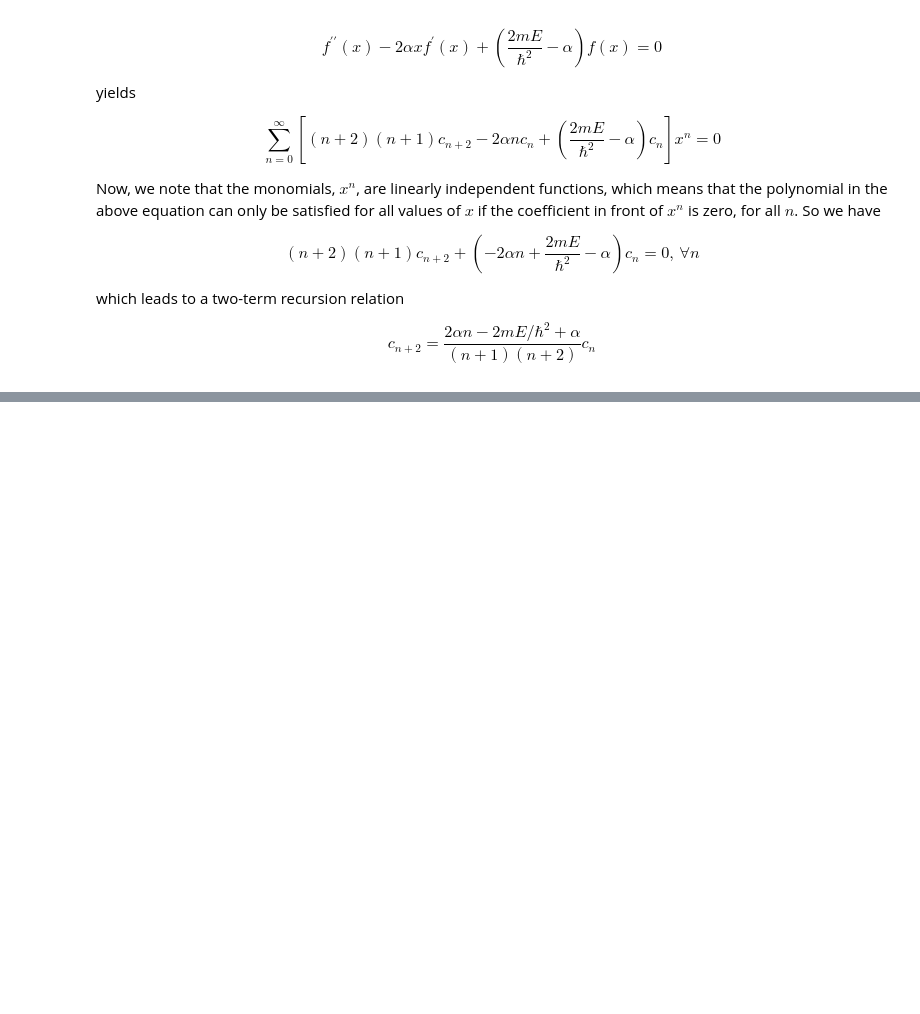
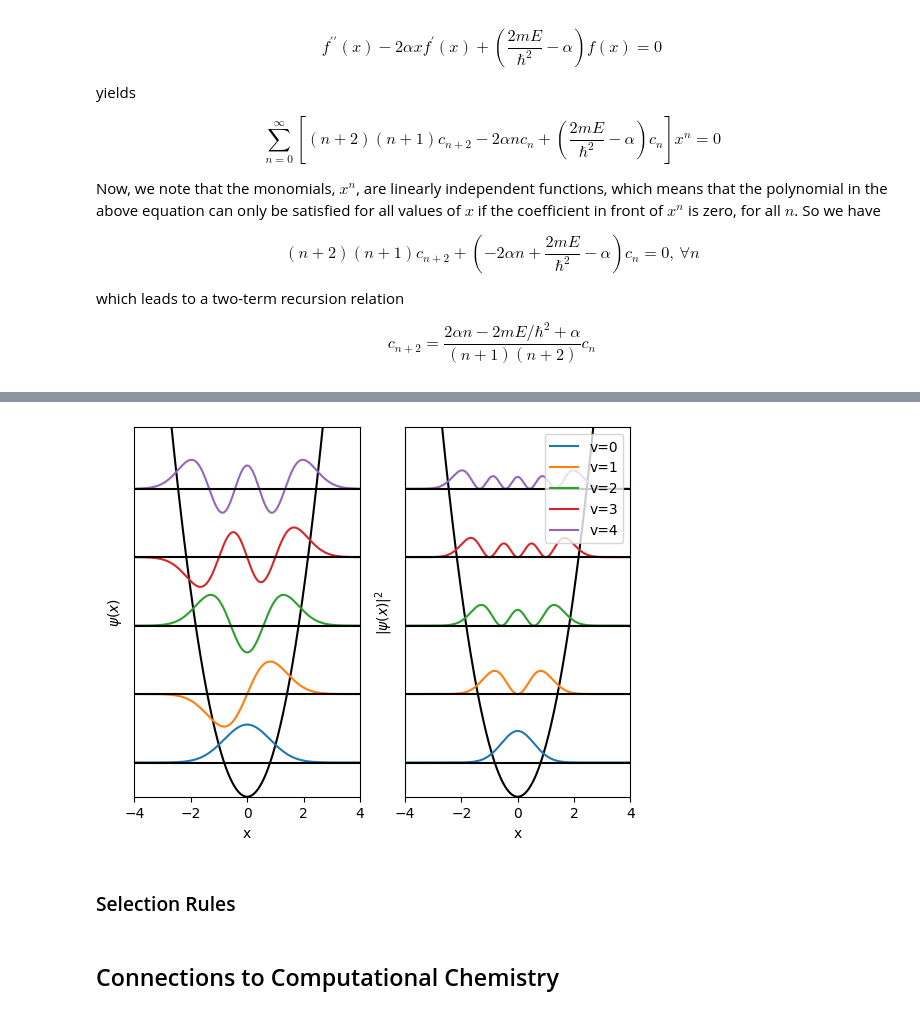
Before and after one commit to deprincelab/deprincelab.github.io, a Jupyter notebook: tutorials/jupyter_notebooks/vibration/vibration.ipynb, the cells around one changed output, grey strips where cells are left out. Drawn from its saved outputs; the diff is of its cells as text; code cells hidden in the pictures; blank space fills up the shorter version.

Commit message:
visualize qho wave functions

```diff
--- a/tutorials/jupyter_notebooks/vibration/vibration.ipynb
+++ b/tutorials/jupyter_notebooks/vibration/vibration.ipynb
@@ -426,0 +495,78 @@ So, what have we learned?
+# %%
+import scipy
+import math
+
+H_2 = scipy.special.hermite(4)
+
+x = np.arange(-4, 4.01, 0.01)
+
+alpha = 1.5
+hbar = 1.0
+m = 1.0
+
+
+nu = alpha / ( 2 * np.pi * m / hbar)
+omega = nu * 2 * np.pi
+
+# potential
+potential = 2 * m * nu**2 * np.pi**2 * x**2
+
+wfn = []
+energy = []
+for v in range (0, 5):
+    H_v = scipy.special.hermite(v)
+    N_v = ( 2**v * math.factorial(v))**(-0.5) * (alpha/np.pi)**0.25
+    psi_v = N_v * np.exp(-alpha*x**2/2) * H_v(alpha**0.5 * x)
+    wfn.append(psi_v)
+
+    energy.append(hbar * omega * ( v + 0.5))
+
+
+fig, (ax1, ax2) = plt.subplots(1, 2)
+
+ax1.set_yticks(ticks=[])
+ax1.set_ylabel(r'$\psi(x)$')
+ax1.set_xlabel('x')
+ax1.plot(x, potential, color = 'black')
+ax1.plot(x, wfn[0] + energy[0], label = 'v=0')
+ax1.plot(x, wfn[1] + energy[1], label = 'v=1')
+ax1.plot(x, wfn[2] + energy[2], label = 'v=2')
+ax1.plot(x, wfn[3] + energy[3], label = 'v=3')
+ax1.plot(x, wfn[4] + energy[4], label = 'v=4')
+
+ax1.axhline(y=energy[0], color='black')
+ax1.axhline(y=energy[1], color='black')
+ax1.axhline(y=energy[2], color='black')
+ax1.axhline(y=energy[3], color='black')
+ax1.axhline(y=energy[4], color='black')
+
+ax1.set_ylim(0, energy[4] * 1.2)
+ax1.set_xlim(-4, 4)
+
+ax2.set_yticks(ticks=[])
+ax2.set_ylabel(r'$|\psi(x)|^2$')
+ax2.set_xlabel('x')
+ax2.plot(x, potential, color = 'black')
+ax2.plot(x, wfn[0]**2 + energy[0], label = 'v=0')
+ax2.plot(x, wfn[1]**2 + energy[1], label = 'v=1')
+ax2.plot(x, wfn[2]**2 + energy[2], label = 'v=2')
+ax2.plot(x, wfn[3]**2 + energy[3], label = 'v=3')
+ax2.plot(x, wfn[4]**2 + energy[4], label = 'v=4')
+
+ax2.set_ylim(0, energy[4] * 1.2)
+ax2.set_xlim(-4, 4)
+
+ax2.axhline(y=energy[0], color='black')
+ax2.axhline(y=energy[1], color='black')
+ax2.axhline(y=energy[2], color='black')
+ax2.axhline(y=energy[3], color='black')
+ax2.axhline(y=energy[4], color='black')
+
+plt.legend(loc='upper right')
+plt.show()
+# %% [output]
+[figure, added]
+# %% [markdown]
+### Selection Rules
+# %% [markdown]
+## Connections to Computational Chemistry
```
Also changed, not shown: parts of 2 cells of this notebook.
